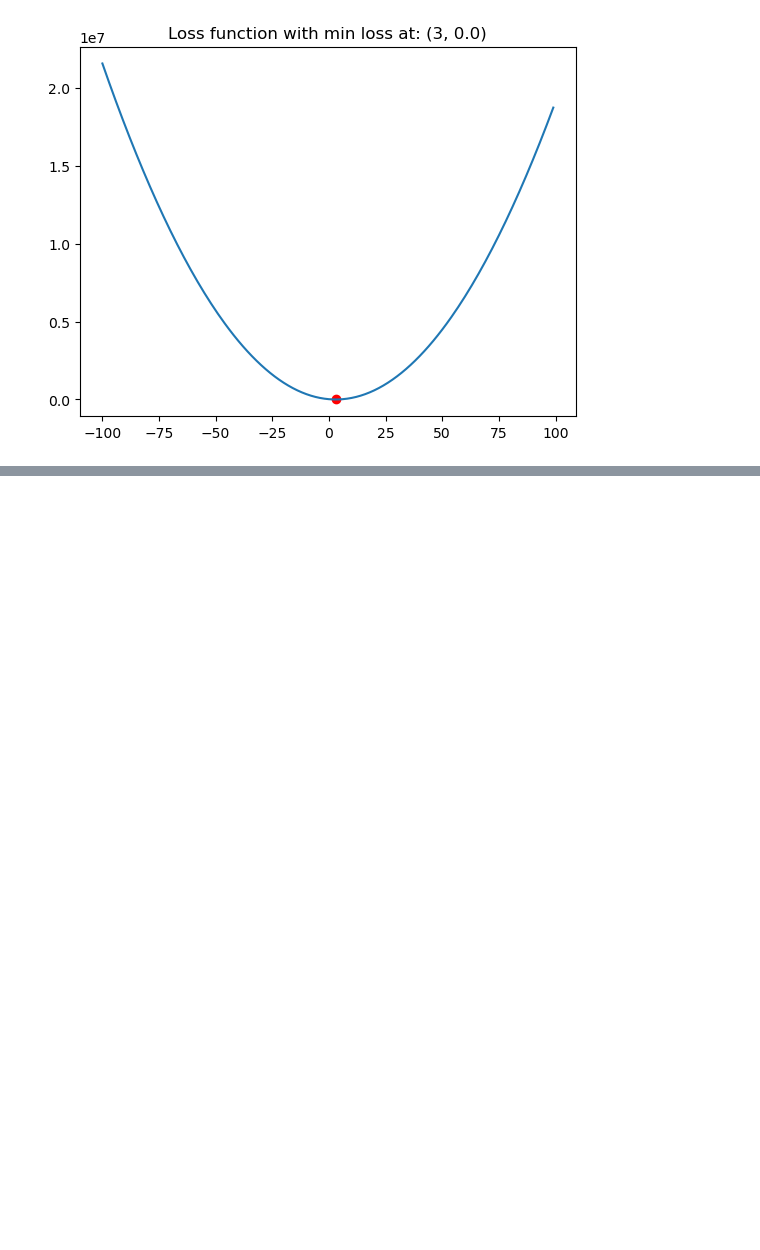
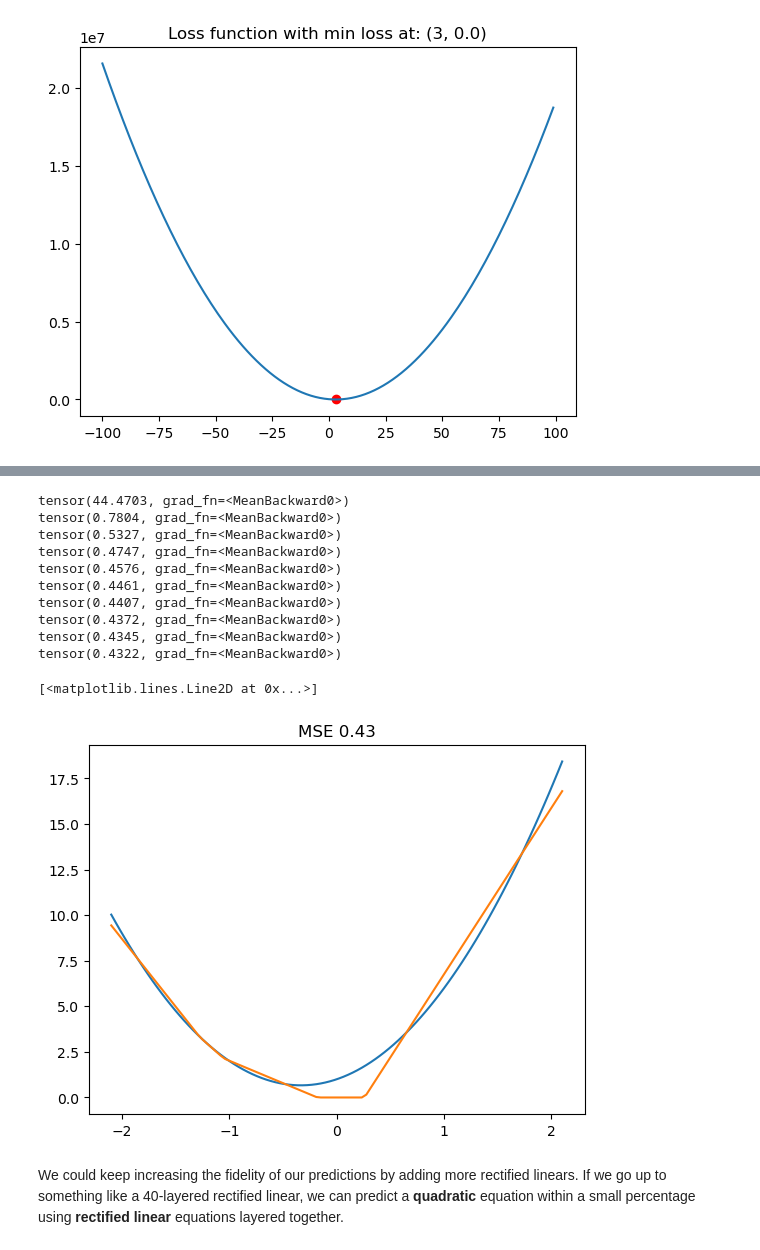
Before and after one commit to Daynil/course22, a Jupyter notebook: 04-experiments.ipynb, the cells around one changed output, grey strips where cells are left out. Drawn from its saved outputs; the diff is of its cells as text; code cells hidden in the pictures; blank space fills up the shorter version.

```diff
--- a/04-experiments.ipynb
+++ b/04-experiments.ipynb
@@ -136,0 +159,16 @@ Text(0.5, 1.0, 'Loss function with min loss at: (3, 0.0)')
+# %%
+def rectified_linear(x: Tensor, params: Tensor):
+    m, b = params
+    y = m * x + b
+    # aka clamp clamp < 0 to 0
+    return torch.clip(y, 0.0)
+
+
+x = torch.linspace(-2.1, 2.1, 100)
+
+
+@interact(m=1.5, b=1.5)
+def plot_rectified_linear(m: float, b: float):
+    plt.figure()
+    plt.plot(x, rectified_linear(x, torch.tensor([m, b])))
+    plt.title(f"Rectified Linear")
@@ -136,0 +237,35 @@ Text(0.5, 1.0, 'Loss function with min loss at: (3, 0.0)')
+# %%
+actual = quadratic(x, torch.tensor([3.0, 2.0, 1.0]))
+training_params = torch.randn(8, requires_grad=True)
+
+learning_rate = 0.001
+
+for i in range(100000):
+    prediction = quadruple_rectified_linear(x, training_params)
+    loss = mean_squared_error(actual, prediction)
+    if i % 10000 == 0:
+        print(loss)
+    loss.backward()  # AKA calculate gradient
+    training_params.data -= training_params.grad.data * learning_rate  # type: ignore (pylance doesn't understand loss.backward was called)
+    # Note grad has to be reset or it accumulates between cycles and produces incorrect data
+    training_params.grad = None
+
+plt.figure()
+plt.plot(x, actual)
+plt.title(f"MSE {round(mean_squared_error(actual, prediction).item(), 2)}")
+plt.plot(x, prediction.detach().numpy())
+# %% [output]
+tensor(44.4703, grad_fn=<MeanBackward0>)
+tensor(0.7804, grad_fn=<MeanBackward0>)
+tensor(0.5327, grad_fn=<MeanBackward0>)
+tensor(0.4747, grad_fn=<MeanBackward0>)
+tensor(0.4576, grad_fn=<MeanBackward0>)
+tensor(0.4461, grad_fn=<MeanBackward0>)
+tensor(0.4407, grad_fn=<MeanBackward0>)
+tensor(0.4372, grad_fn=<MeanBackward0>)
+tensor(0.4345, grad_fn=<MeanBackward0>)
+tensor(0.4322, grad_fn=<MeanBackward0>)
+[<matplotlib.lines.Line2D at 0x...>]
+[figure, added]
+# %% [markdown]
+We could keep increasing the fidelity of our predictions by adding more rectified linears. If we go up to something like a 40-layered rectified linear, we can predict a **quadratic** equation within a small percentage using **rectified linear** equations layered together.
```
Also changed, not shown: parts of 17 cells of this notebook.
